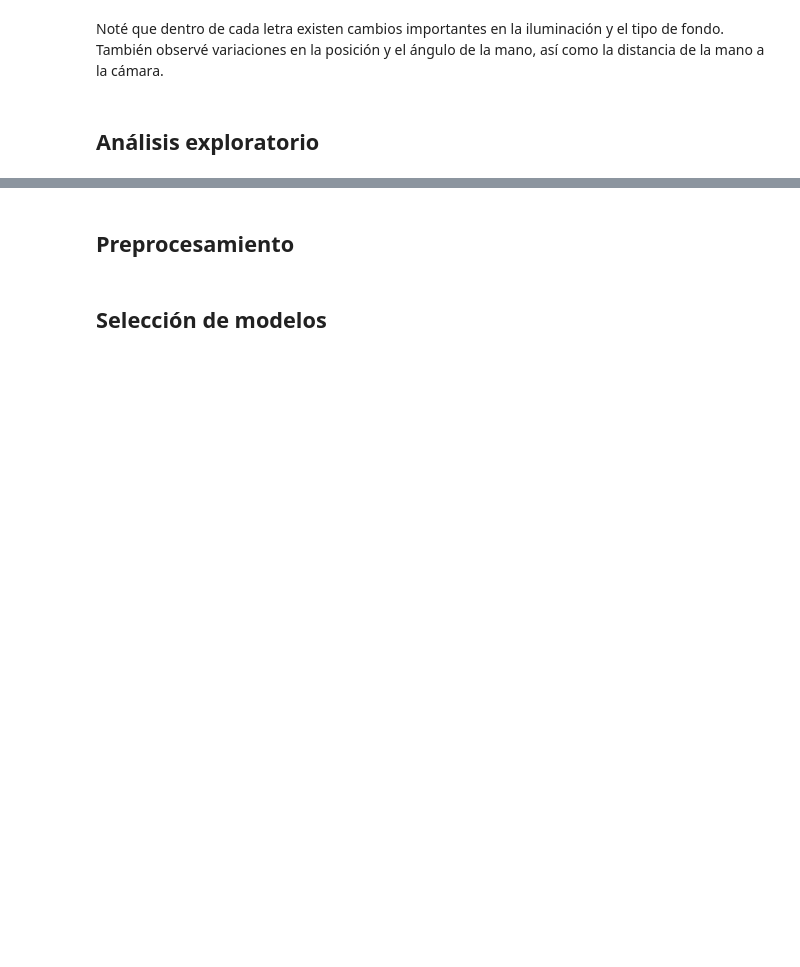
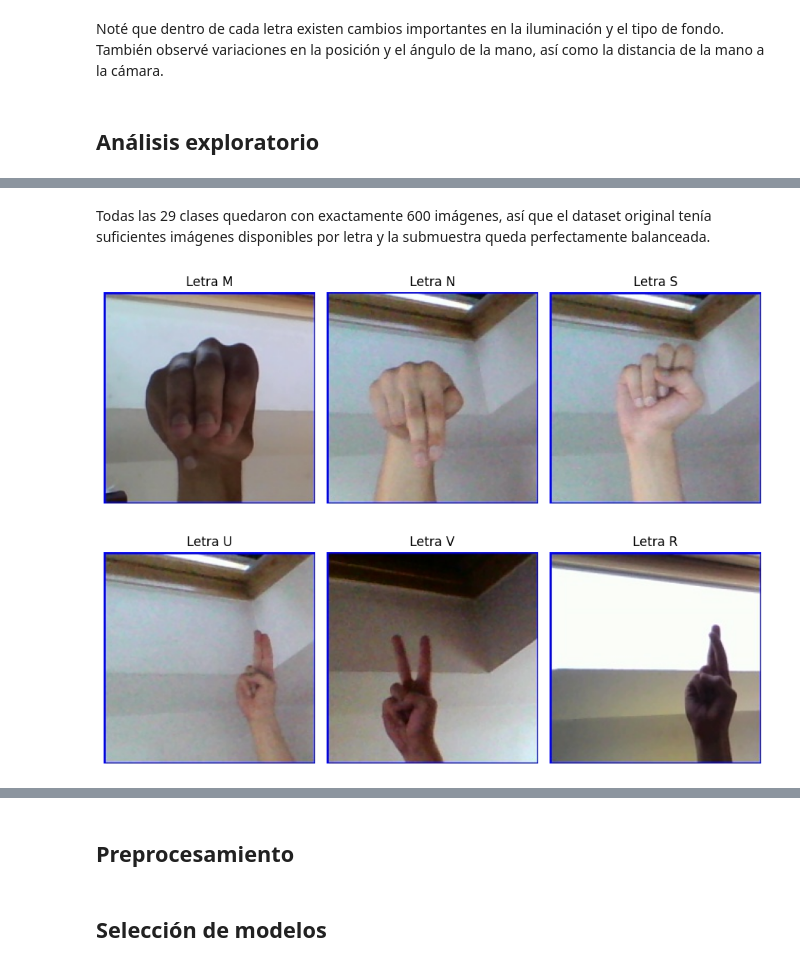
Before and after one commit to ecarcamo/CC3084-DATA-SCIENCE, a Jupyter notebook: notebooks/ASL_Clasificador.ipynb, the cells around one changed output, grey strips where cells are left out. Saved outputs shown, nothing was run; the diff lists cells and outputs as text; code cells hidden in the pictures; blank space fills up the shorter version.

```diff
--- a/notebooks/ASL_Clasificador.ipynb
+++ b/notebooks/ASL_Clasificador.ipynb
@@ -38,0 +87,19 @@ Noté que dentro de cada letra existen cambios importantes en la iluminación y
+# %% [markdown]
+Todas las 29 clases quedaron con exactamente 600 imágenes, así que el dataset original tenía suficientes imágenes disponibles por letra y la submuestra queda perfectamente balanceada.
+# %%
+grupos_similares = [['M', 'N', 'S'], ['U', 'V', 'R']]
+
+for grupo in grupos_similares:
+    fig, axes = plt.subplots(1, len(grupo), figsize=(9, 4))
+    for ax, letra in zip(axes, grupo):
+        letra_path = os.path.join(base_path, letra)
+        img_name = os.listdir(letra_path)[0]
+        img = mpimg.imread(os.path.join(letra_path, img_name))
+        ax.imshow(img)
+        ax.set_title(f'Letra {letra}')
+        ax.axis('off')
+    plt.tight_layout()
+    plt.show()
+# %% [output]
+[figure, added]
+[figure, added]
```
Also changed, not shown: parts of 5 cells of this notebook.
